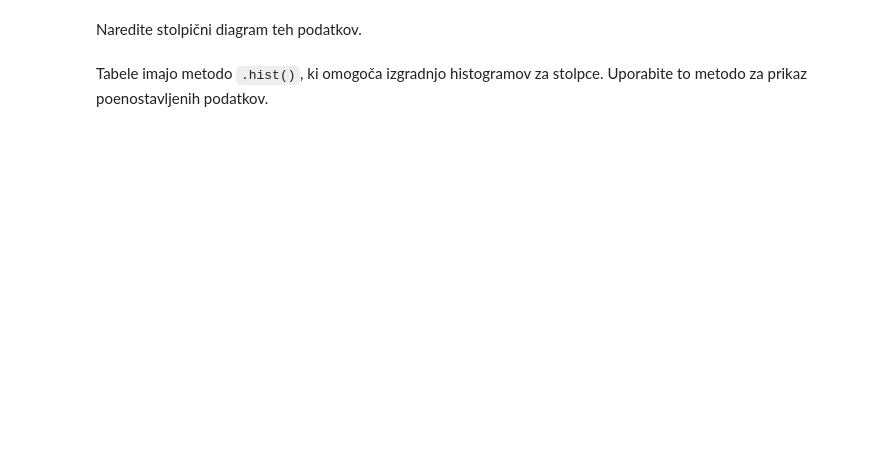
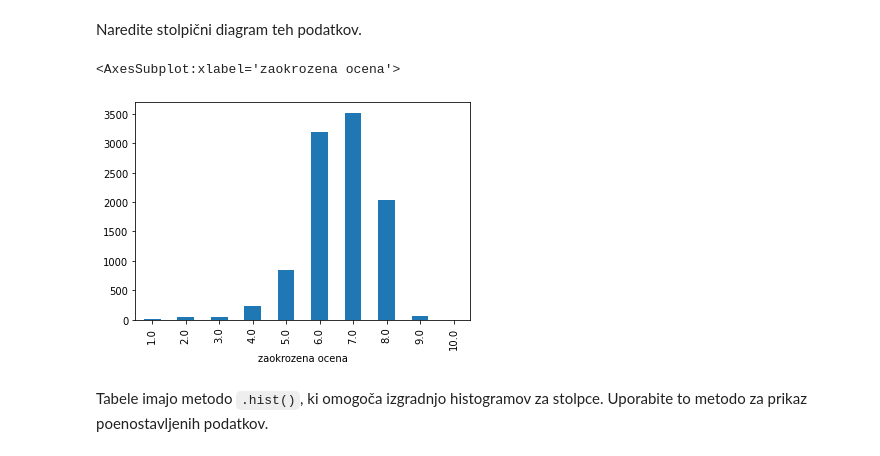
Before and after one commit to MancaStrah/programiranje-1, a Jupyter notebook: 03-analiza-podatkov/vaje/pandas_101.ipynb, the cells around one changed output. Cells and saved outputs as stored; diff of their text form; code cells hidden in the pictures; blank space fills up the shorter version.

```diff
--- a/03-analiza-podatkov/vaje/pandas_101.ipynb
+++ b/03-analiza-podatkov/vaje/pandas_101.ipynb
@@ -27,2 +62,6 @@ Razvrstite podatke po ocenah.
 # %% [markdown]
 Poberite stolpec ocen.
+# %%
+filmi['ocena']
+ocene = filmi['ocena']
+ocene
@@ -37,3 +92,6 @@ Stolpci objekta `DataFrame` so tipa `Series`. Z enojnimi oklepaji poberemo `Seri
 Tip `Series` se uporablja ko želimo npr. dodati stolpec.
 # %% [markdown]
 Zaokrožite stolpec ocen z funkcijo `round()`.
+# %%
+zaokrozene = round(ocene)
+zaokrozene
@@ -40,2 +111,5 @@ Zaokrožite stolpec ocen z funkcijo `round()`.
 # %% [markdown]
 Dodajte zaokrožene vrednosti v podatke.
+# %%
+filmi['zaokrozene ocene'] = zaokrozene
+filmi
@@ -60,3 +230,7 @@ Definirajte funkcijo, ki preveri ali niz vsebuje kvečjemu dve besedi. Nato s po
 ### Histogrami
 
 Združite filme po ocenah in jih preštejte.
+# %%
+filmi['zaokrozena ocena'] = zaokrozene
+po_ocenah = filmi.groupby('zaokrozena ocena').size()
+po_ocenah
@@ -63,4 +250,9 @@ Združite filme po ocenah in jih preštejte.
 # %% [markdown]
 Naredite stolpični diagram teh podatkov.
+# %%
+po_ocenah.plot.bar() # xticks
+# %% [output]
+<AxesSubplot:xlabel='zaokrozena ocena'>
+[figure, added]
 # %% [markdown]
 Tabele imajo metodo `.hist()`, ki omogoča izgradnjo histogramov za stolpce. Uporabite to metodo za prikaz poenostavljenih podatkov.
```
Also changed, not shown: parts of 16 cells of this notebook, 4 other files.
